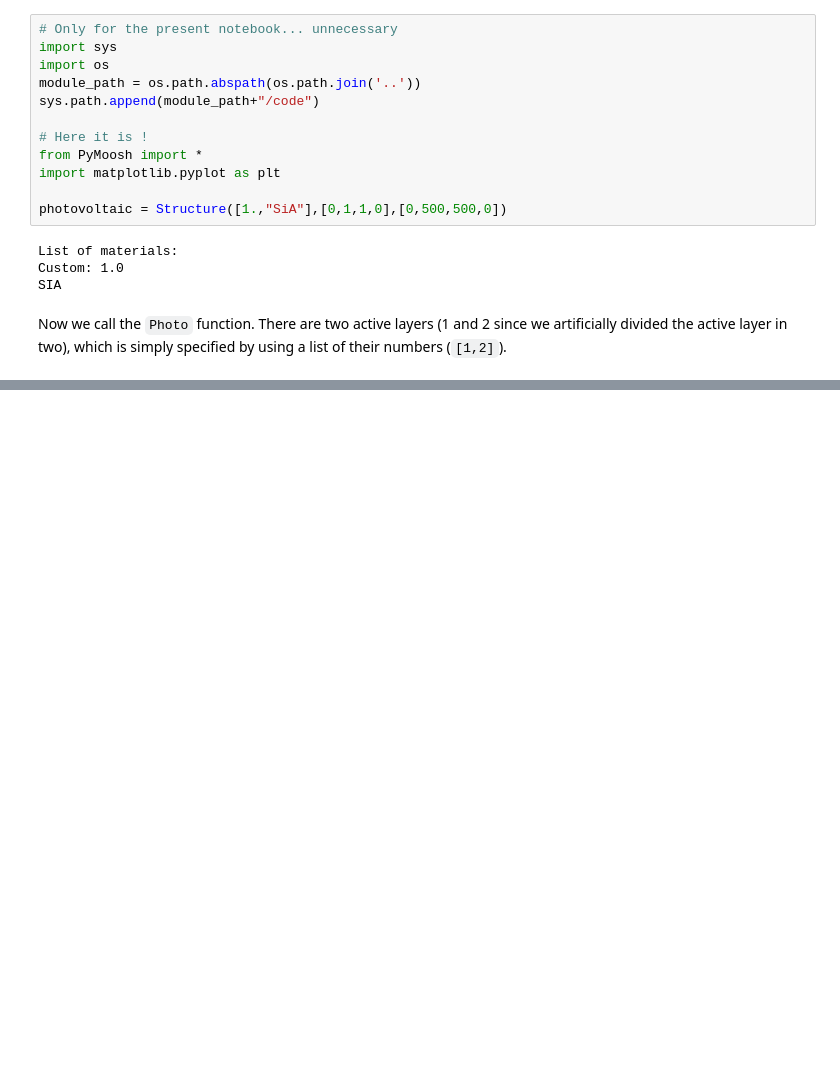
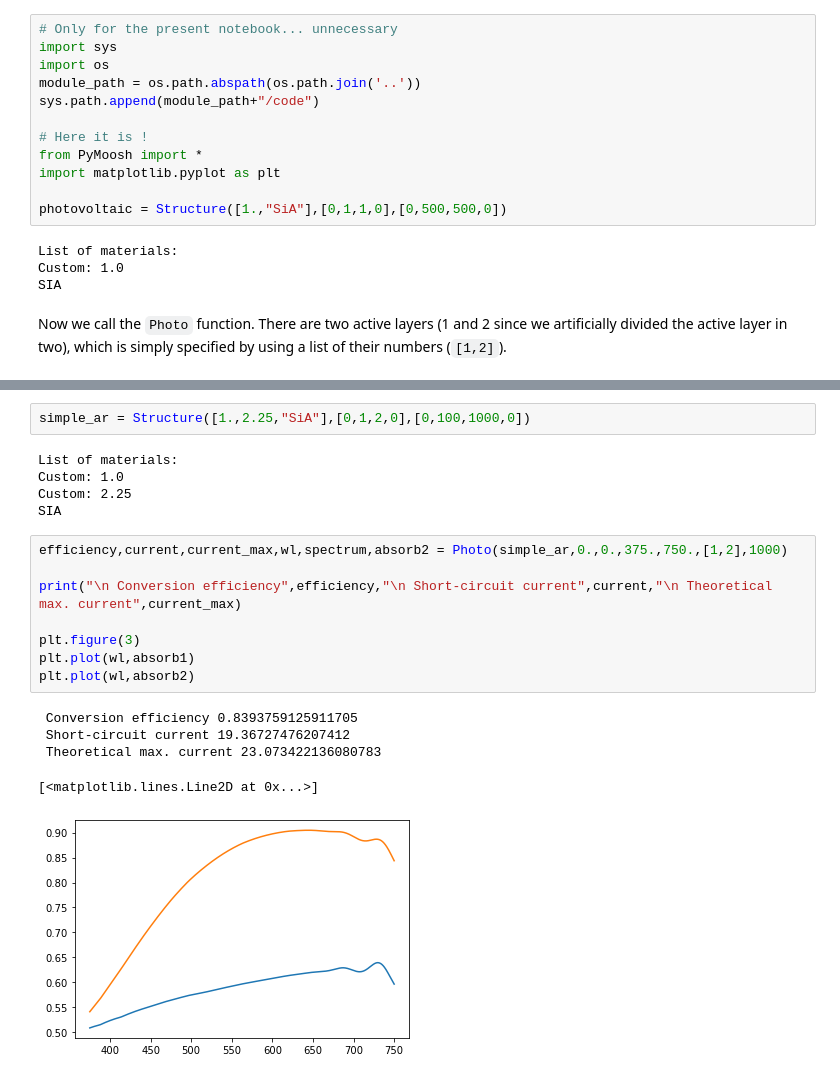
Before and after one commit to AnMoreau/PyMoosh, a Jupyter notebook: notebooks/Photovoltaics.ipynb, the cells around one changed output, grey strips where cells are left out. Saved outputs shown, nothing was run; the diff lists cells and outputs as text; blank space fills up the shorter version.

```diff
--- a/notebooks/Photovoltaics.ipynb
+++ b/notebooks/Photovoltaics.ipynb
@@ -42,0 +55,21 @@ plt.show()
+# %%
+simple_ar = Structure([1.,2.25,"SiA"],[0,1,2,0],[0,100,1000,0])
+# %% [output]
+List of materials:
+Custom: 1.0
+Custom: 2.25
+SIA
+# %%
+efficiency,current,current_max,wl,spectrum,absorb2 = Photo(simple_ar,0.,0.,375.,750.,[1,2],1000)
+
+print("\n Conversion efficiency",efficiency,"\n Short-circuit current",current,"\n Theoretical max. current",current_max)
+
+plt.figure(3)
+plt.plot(wl,absorb1)
+plt.plot(wl,absorb2)
+# %% [output]
+ Conversion efficiency 0.8393759125911705
+ Short-circuit current 19.36727476207412
+ Theoretical max. current 23.073422136080783
+[<matplotlib.lines.Line2D at 0x...>]
+[figure, added]
```
Also changed, not shown: parts of 5 cells of this notebook, 2 other files.
